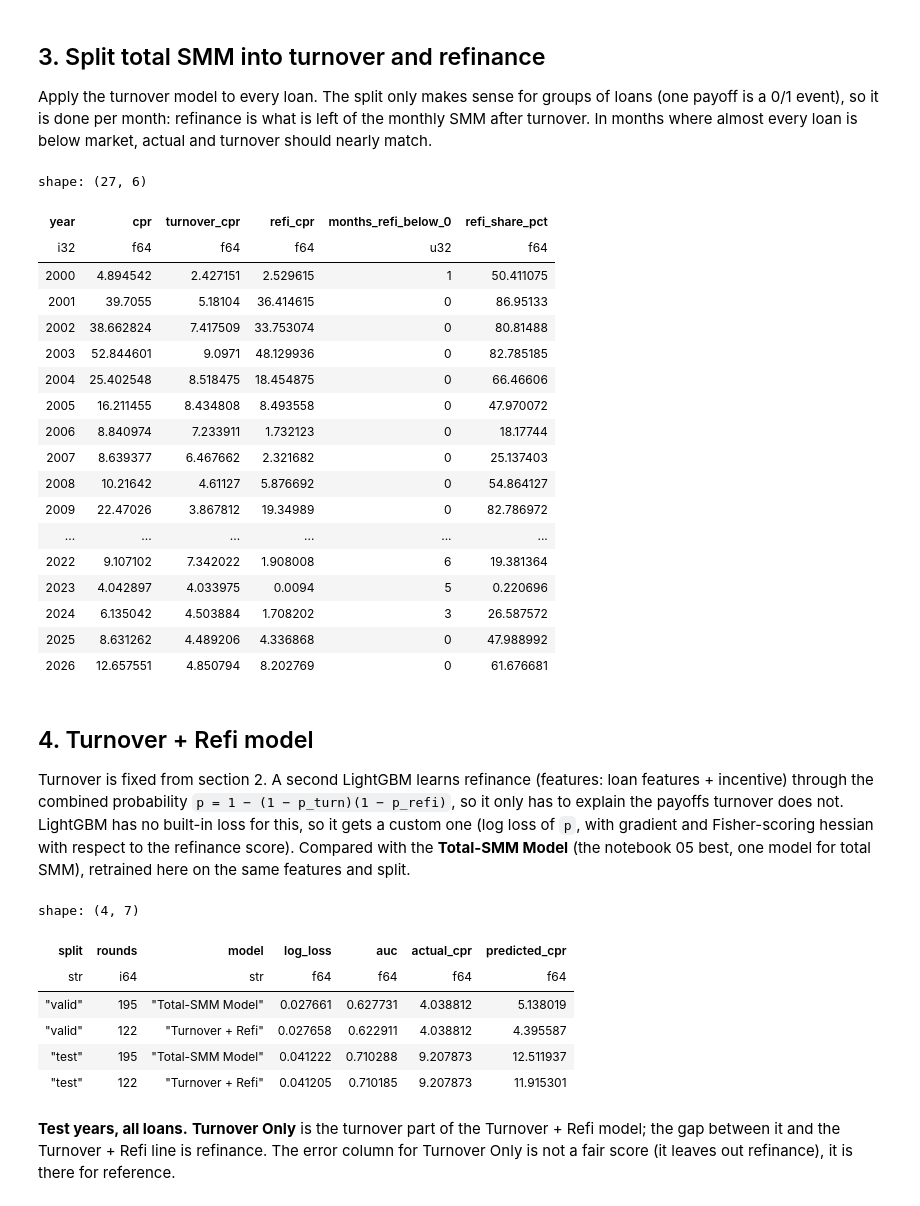
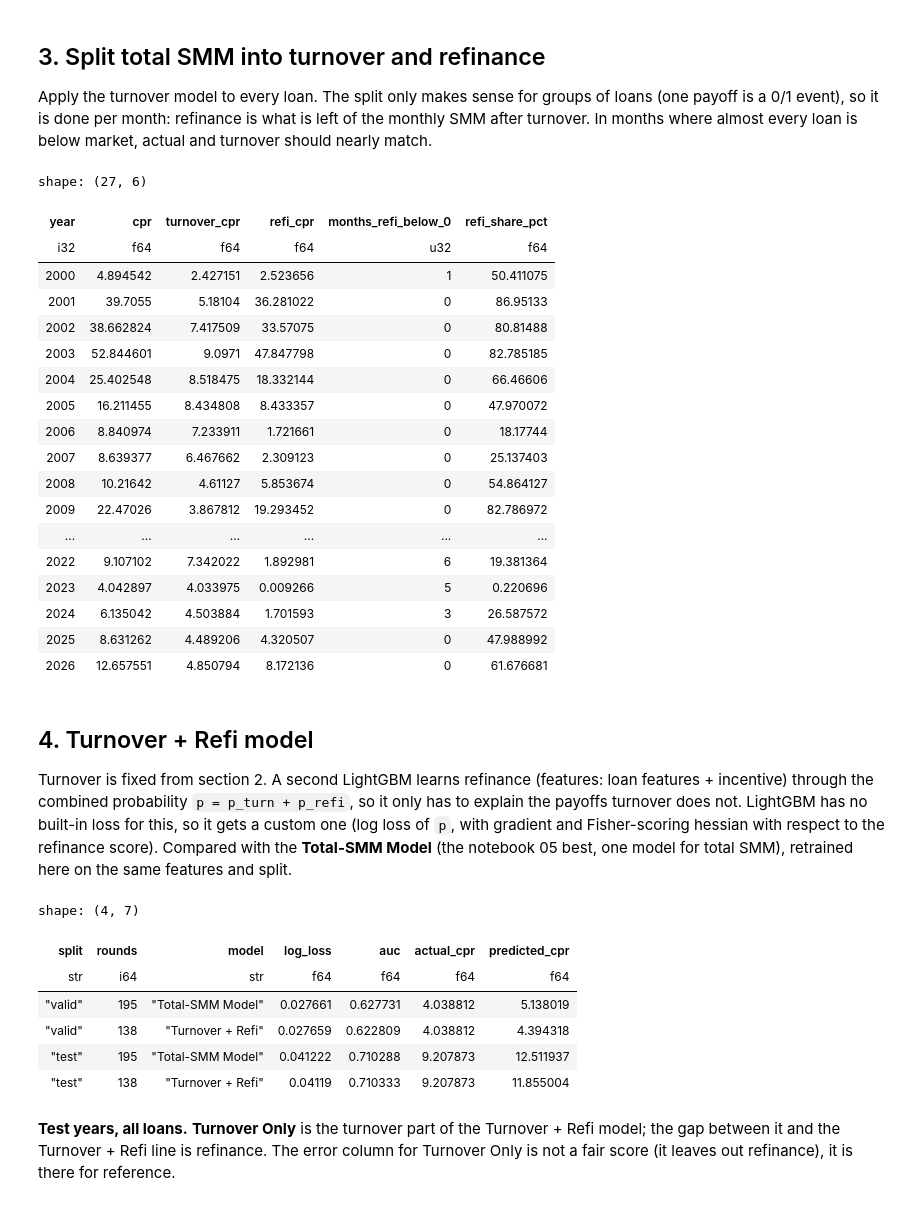
Before and after one commit to AmineSlaoui/mbs-prepay, a Jupyter notebook: notebooks/06_turnover_refi.ipynb, the cells around one changed output. Cells and saved outputs as stored; diff of their text form; code cells hidden in the pictures.

```diff
--- a/notebooks/06_turnover_refi.ipynb
+++ b/notebooks/06_turnover_refi.ipynb
@@ -178,7 +181,7 @@ everything = pl.concat(data.values())
 w = pl.col("exposure")
 avg = lambda c: (pl.col(c) * w).sum() / w.sum()
 by_month = (everything.group_by("t", "year").agg(smm=avg("prepay"), turn=avg("turn"))
-                      .with_columns(refi=1 - (1 - pl.col("smm")) / (1 - pl.col("turn")),
+                      .with_columns(refi=pl.col("smm") - pl.col("turn"),
                                     date=pl.date(pl.col("t") // 12, pl.col("t") % 12 + 1, 1))
                       .sort("t"))
 
@@ -202,27 +205,27 @@ plt.show()
 shape: (27, 6)
 | year | cpr | turnover_cpr | refi_cpr | months_refi_below_0 | refi_share_pct |
 | i32 | f64 | f64 | f64 | u32 | f64 |
-| 2000 | 4.894542 | 2.427151 | 2.529615 | 1 | 50.411075 |
-| 2001 | 39.7055 | 5.18104 | 36.414615 | 0 | 86.95133 |
-| 2002 | 38.662824 | 7.417509 | 33.753074 | 0 | 80.81488 |
-| 2003 | 52.844601 | 9.0971 | 48.129936 | 0 | 82.785185 |
-| 2004 | 25.402548 | 8.518475 | 18.454875 | 0 | 66.46606 |
-| 2005 | 16.211455 | 8.434808 | 8.493558 | 0 | 47.970072 |
-| 2006 | 8.840974 | 7.233911 | 1.732123 | 0 | 18.17744 |
-| 2007 | 8.639377 | 6.467662 | 2.321682 | 0 | 25.137403 |
-| 2008 | 10.21642 | 4.61127 | 5.876692 | 0 | 54.864127 |
-| 2009 | 22.47026 | 3.867812 | 19.34989 | 0 | 82.786972 |
+| 2000 | 4.894542 | 2.427151 | 2.523656 | 1 | 50.411075 |
+| 2001 | 39.7055 | 5.18104 | 36.281022 | 0 | 86.95133 |
+| 2002 | 38.662824 | 7.417509 | 33.57075 | 0 | 80.81488 |
+| 2003 | 52.844601 | 9.0971 | 47.847798 | 0 | 82.785185 |
+| 2004 | 25.402548 | 8.518475 | 18.332144 | 0 | 66.46606 |
+| 2005 | 16.211455 | 8.434808 | 8.433357 | 0 | 47.970072 |
+| 2006 | 8.840974 | 7.233911 | 1.721661 | 0 | 18.17744 |
+| 2007 | 8.639377 | 6.467662 | 2.309123 | 0 | 25.137403 |
+| 2008 | 10.21642 | 4.61127 | 5.853674 | 0 | 54.864127 |
+| 2009 | 22.47026 | 3.867812 | 19.293452 | 0 | 82.786972 |
 | ... | ... | ... | ... | ... | ... |
-| 2022 | 9.107102 | 7.342022 | 1.908008 | 6 | 19.381364 |
-| 2023 | 4.042897 | 4.033975 | 0.0094 | 5 | 0.220696 |
-| 2024 | 6.135042 | 4.503884 | 1.708202 | 3 | 26.587572 |
-| 2025 | 8.631262 | 4.489206 | 4.336868 | 0 | 47.988992 |
-| 2026 | 12.657551 | 4.850794 | 8.202769 | 0 | 61.676681 |
+| 2022 | 9.107102 | 7.342022 | 1.892981 | 6 | 19.381364 |
+| 2023 | 4.042897 | 4.033975 | 0.009266 | 5 | 0.220696 |
+| 2024 | 6.135042 | 4.503884 | 1.701593 | 3 | 26.587572 |
+| 2025 | 8.631262 | 4.489206 | 4.320507 | 0 | 47.988992 |
+| 2026 | 12.657551 | 4.850794 | 8.172136 | 0 | 61.676681 |
 # %% [markdown]
 ## 4. Turnover + Refi model
 
 Turnover is fixed from section 2. A second LightGBM learns refinance (features: loan features + incentive) through the
-combined probability `p = 1 − (1 − p_turn)(1 − p_refi)`, so it only has to explain the payoffs turnover does not.
+combined probability `p = p_turn + p_refi`, so it only has to explain the payoffs turnover does not.
 LightGBM has no built-in loss for this, so it gets a custom one (log loss of `p`, with gradient and Fisher-scoring
 hessian with respect to the refinance score). Compared with the **Total-SMM Model** (the notebook 05 best, one
 model for total SMM), retrained here on the same features and split.
@@ -234,43 +237,44 @@ def sigmoid(x):
     return 1 / (1 + np.exp(-x))
 
 def combined(score, turn):
-    return 1 - (1 - turn) * (1 - sigmoid(score))
+    return np.clip(turn + sigmoid(score), 1e-15, 1 - 1e-15)  # a sum can pass 1; keep the log loss finite
 
 def two_part_loss(turn):
-    """Log loss of p = 1 − (1 − turn)(1 − sigmoid(score)) for the refinance score."""
+    """Log loss of p = turn + sigmoid(score) for the refinance score."""
     def objective(score, dataset):
         s, p, y = sigmoid(score), combined(score, turn), dataset.get_label()
-        return s * (p - y) / p, (1 - turn) * s * s * (1 - s) / p
+        ds = s * (1 - s)  # dp/dscore
+        return ds * (p - y) / (p * (1 - p)), ds * ds / (p * (1 - p))
     return objective
 
 def combined_log_loss(turn):
     def metric(score, dataset):
         return "log_loss", log_loss(dataset.get_label(), combined(score, turn), labels=[0, 1]), False
     return metric
 
 refi_model = fit(REFI_FEATURES, data["train"], data["valid"], start=START,
                  params=dict(objective=two_part_loss(data["train"]["turn"].to_numpy()), metric="None"),
                  feval=combined_log_loss(data["valid"]["turn"].to_numpy()))
 total_model = fit(REFI_FEATURES, data["train"], data["valid"])  # notebook 05 best: one model for total SMM
 
 def preds(frame):
     refi = sigmoid(predict(refi_model, REFI_FEATURES, frame, raw_score=True) + START)
     turn = frame["turn"].to_numpy()
-    return {"Total-SMM Model": predict(total_model, REFI_FEATURES, frame), "Turnover + Refi": 1 - (1 - turn) * (1 - refi),
+    return {"Total-SMM Model": predict(total_model, REFI_FEATURES, frame), "Turnover + Refi": turn + refi,
             "Turnover Only": turn}
 
 P = {s: preds(d) for s, d in data.items()}
 pl.DataFrame([{"split": s, "rounds": (total_model if n == "Total-SMM Model" else refi_model).best_iteration,
                **score(n, data[s]["prepay"].to_numpy(), P[s][n], data[s]["exposure"].to_numpy())}
               for s in ["valid", "test"] for n in ["Total-SMM Model", "Turnover + Refi"]])
 # %% [output]
 shape: (4, 7)
 | split | rounds | model | log_loss | auc | actual_cpr | predicted_cpr |
 | str | i64 | str | f64 | f64 | f64 | f64 |
 | "valid" | 195 | "Total-SMM Model" | 0.027661 | 0.627731 | 4.038812 | 5.138019 |
-| "valid" | 122 | "Turnover + Refi" | 0.027658 | 0.622911 | 4.038812 | 4.395587 |
+| "valid" | 138 | "Turnover + Refi" | 0.027659 | 0.622809 | 4.038812 | 4.394318 |
 | "test" | 195 | "Total-SMM Model" | 0.041222 | 0.710288 | 9.207873 | 12.511937 |
-| "test" | 122 | "Turnover + Refi" | 0.041205 | 0.710185 | 9.207873 | 11.915301 |
+| "test" | 138 | "Turnover + Refi" | 0.04119 | 0.710333 | 9.207873 | 11.855004 |
 # %% [markdown]
 **Test years, all loans.** **Turnover Only** is the turnover part of the Turnover + Refi model; the gap between it and
 the Turnover + Refi line is refinance. The error column for Turnover Only is not a fair score (it leaves out refinance),
```
Also changed, not shown: parts of 8 cells of this notebook, 5 other files.
